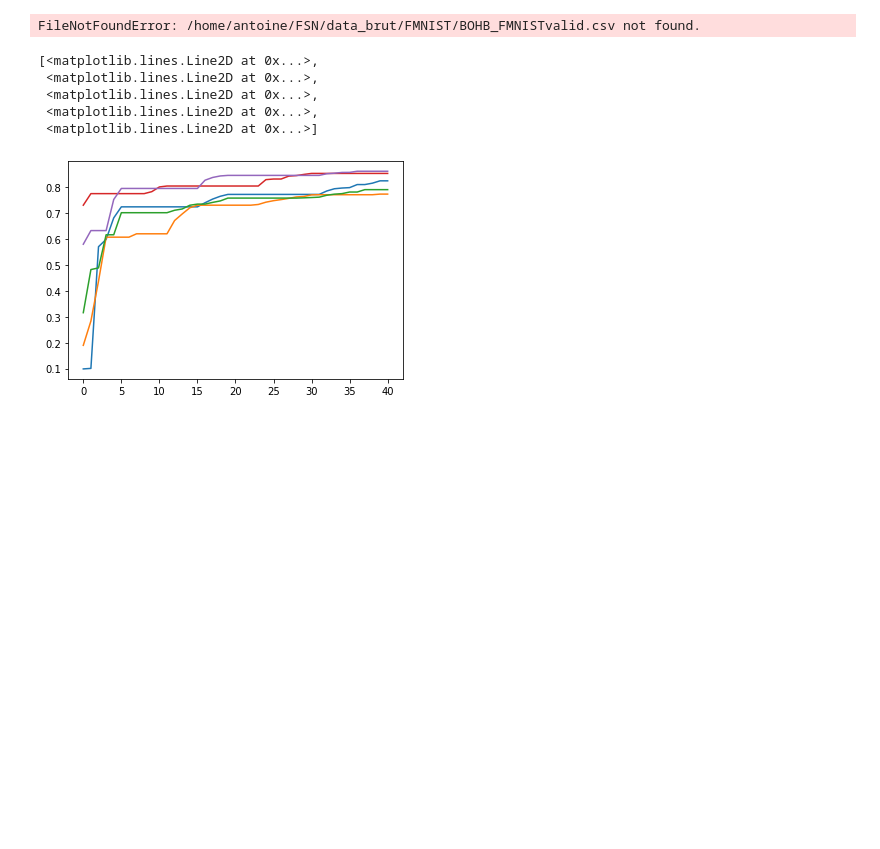
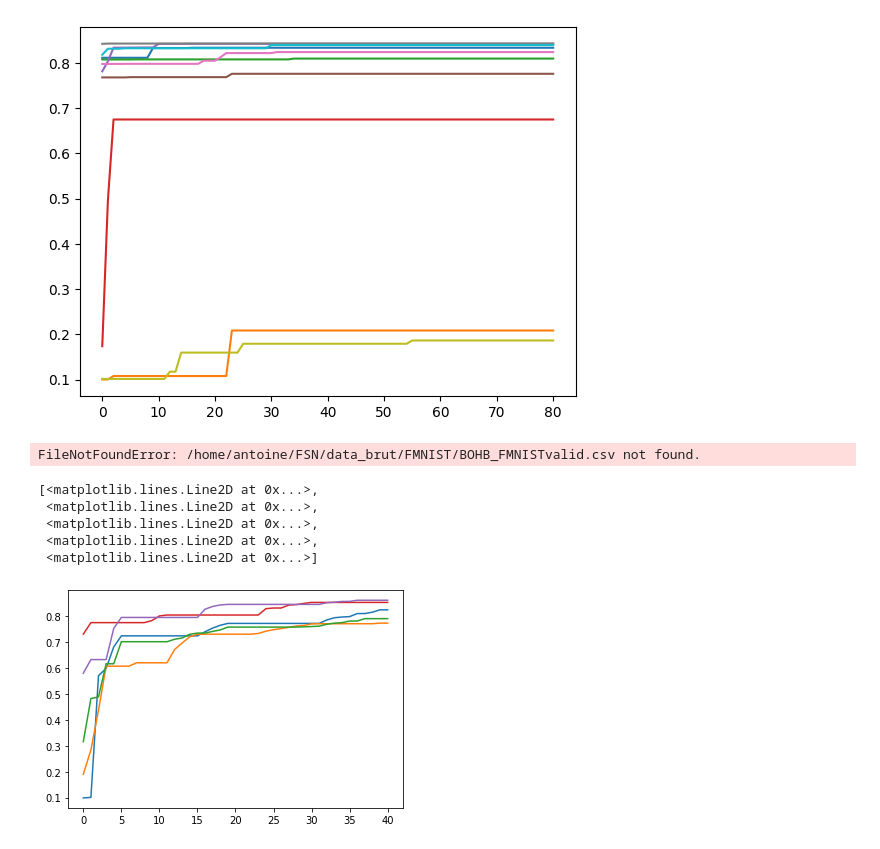
Before and after one commit to TheBlueHawk/GPBT-HEBO, a Jupyter notebook: GPBT/FMNISTAnalytics.ipynb, the cells around one changed output. Cells and saved outputs as stored; diff of their text form; code cells hidden in the pictures; blank space fills up the shorter version.

```diff
--- a/GPBT/FMNISTAnalytics.ipynb
+++ b/GPBT/FMNISTAnalytics.ipynb
@@ -42,3 +50,53 @@ def getall(a):
+# %%
+gpbthebo0 = genfromtxt('./tmp/data/GBPTHEBO_FMNIST_LeNet_0.csv', delimiter=',')
+gpbthebo1 = genfromtxt('./tmp/data/GBPTHEBO_FMNIST_LeNet_1.csv', delimiter=',')
+gpbthebo2 = genfromtxt('./tmp/data/GBPTHEBO_FMNIST_LeNet_2.csv', delimiter=',')
+gpbthebo3 = genfromtxt('./tmp/data/GBPTHEBO_FMNIST_LeNet_3.csv', delimiter=',')
+gpbthebo4 = genfromtxt('./tmp/data/GBPTHEBO_FMNIST_LeNet_4.csv', delimiter=',')
+gpbthebo5 = genfromtxt('./tmp/data/GBPTHEBO_FMNIST_LeNet_5.csv', delimiter=',')
+gpbthebo6 = genfromtxt('./tmp/data/GBPTHEBO_FMNIST_LeNet_6.csv', delimiter=',')
+gpbthebo7 = genfromtxt('./tmp/data/GBPTHEBO_FMNIST_LeNet_7.csv', delimiter=',')
+gpbthebo8 = genfromtxt('./tmp/data/GBPTHEBO_FMNIST_LeNet_8.csv', delimiter=',')
+gpbthebo9 = genfromtxt('./tmp/data/GBPTHEBO_FMNIST_LeNet_9.csv', delimiter=',')
+
+#loss_test_iteration
+gpbtheboc0 = gpbthebo0[np.argsort(gpbthebo0[:,-5], axis = -1,kind='stable')][:,-2:]
+gpbtheboc1 = gpbthebo1[np.argsort(gpbthebo1[:,-5], axis = -1,kind='stable')][:,-2:]
+gpbtheboc2 = gpbthebo2[np.argsort(gpbthebo2[:,-5], axis = -1,kind='stable')][:,-2:]
+gpbtheboc3 = gpbthebo3[np.argsort(gpbthebo3[:,-5], axis = -1,kind='stable')][:,-2:]
+gpbtheboc4 = gpbthebo4[np.argsort(gpbthebo4[:,-5], axis = -1,kind='stable')][:,-2:]
+gpbtheboc5 = gpbthebo5[np.argsort(gpbthebo5[:,-5], axis = -1,kind='stable')][:,-2:]
+gpbtheboc6 = gpbthebo6[np.argsort(gpbthebo6[:,-5], axis = -1,kind='stable')][:,-2:]
+gpbtheboc7 = gpbthebo7[np.argsort(gpbthebo7[:,-5], axis = -1,kind='stable')][:,-2:]
+gpbtheboc8 = gpbthebo8[np.argsort(gpbthebo8[:,-5], axis = -1,kind='stable')][:,-2:]
+gpbtheboc9 = gpbthebo9[np.argsort(gpbthebo9[:,-5], axis = -1,kind='stable')][:,-2:]
+
+maxof(gpbtheboc0[:,::])
+maxof(gpbtheboc1[:,::])
+maxof(gpbtheboc2[:,::])
+maxof(gpbtheboc3[:,::])
+maxof(gpbtheboc4[:,::])
+maxof(gpbtheboc5[:,::])
+maxof(gpbtheboc6[:,::])
+maxof(gpbtheboc7[:,::])
+maxof(gpbtheboc8[:,::])
+maxof(gpbtheboc9[:,::])
+
+plt.plot((np.concatenate((gpbtheboc0,),axis=1)[:,0::2]))
+plt.plot((np.concatenate((gpbtheboc1,),axis=1)[:,0::2]))
+plt.plot((np.concatenate((gpbtheboc2,),axis=1)[:,0::2]))
+plt.plot((np.concatenate((gpbtheboc3,),axis=1)[:,0::2]))
+plt.plot((np.concatenate((gpbtheboc4,),axis=1)[:,0::2]))
+plt.plot((np.concatenate((gpbtheboc5,),axis=1)[:,0::2]))
+plt.plot((np.concatenate((gpbtheboc6,),axis=1)[:,0::2]))
+plt.plot((np.concatenate((gpbtheboc7,),axis=1)[:,0::2]))
+plt.plot((np.concatenate((gpbtheboc8,),axis=1)[:,0::2]))
+plt.plot((np.concatenate((gpbtheboc9,),axis=1)[:,0::2]))
+
+[a4t,b4t,c4t,d4t] = getall(np.concatenate((gpbtheboc0,gpbtheboc1,gpbtheboc2,gpbtheboc3,gpbtheboc4,
+                        gpbtheboc5,gpbtheboc6,gpbtheboc7,gpbtheboc8,gpbtheboc9),axis=1))
+# %% [output]
+[figure, added]
 # %%
 bohb0 = genfromtxt('/home/antoine/FSN/data_brut/FMNIST/BOHB_FMNISTvalid.csv', delimiter=',') #here is c=1
 bohb1 = genfromtxt('/home/antoine/FSN/data_brut/FMNIST/BOHB_FMNISTvalid1.csv', delimiter=',') #here is c=1
```
Also changed, not shown: parts of 1 cell of this notebook, 11 other files.
